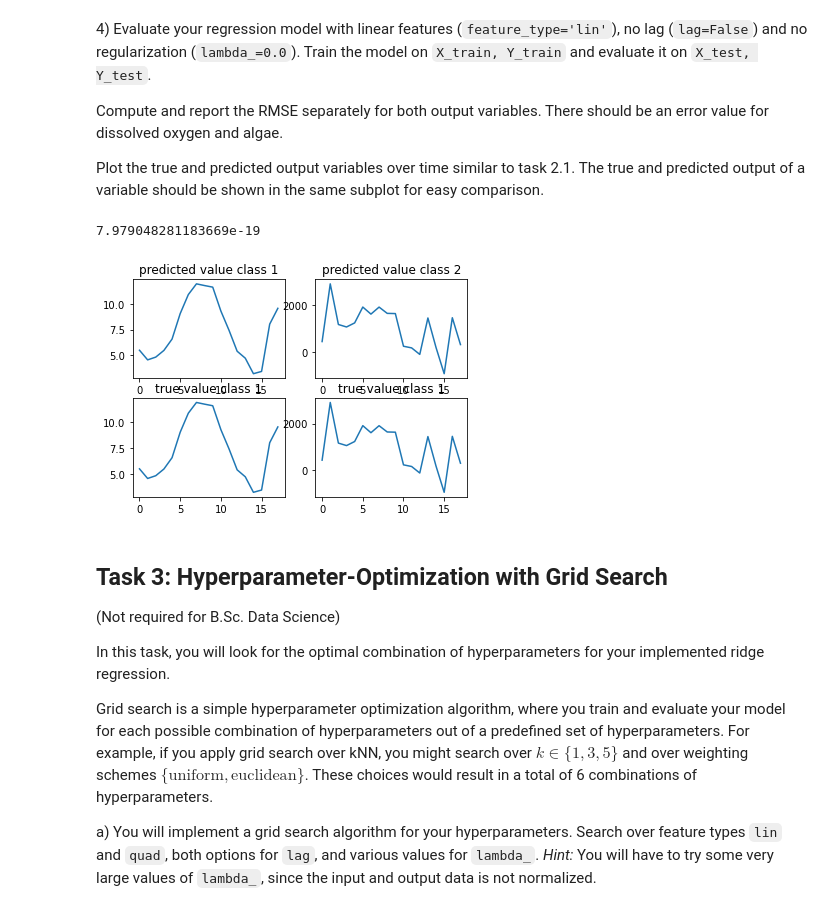
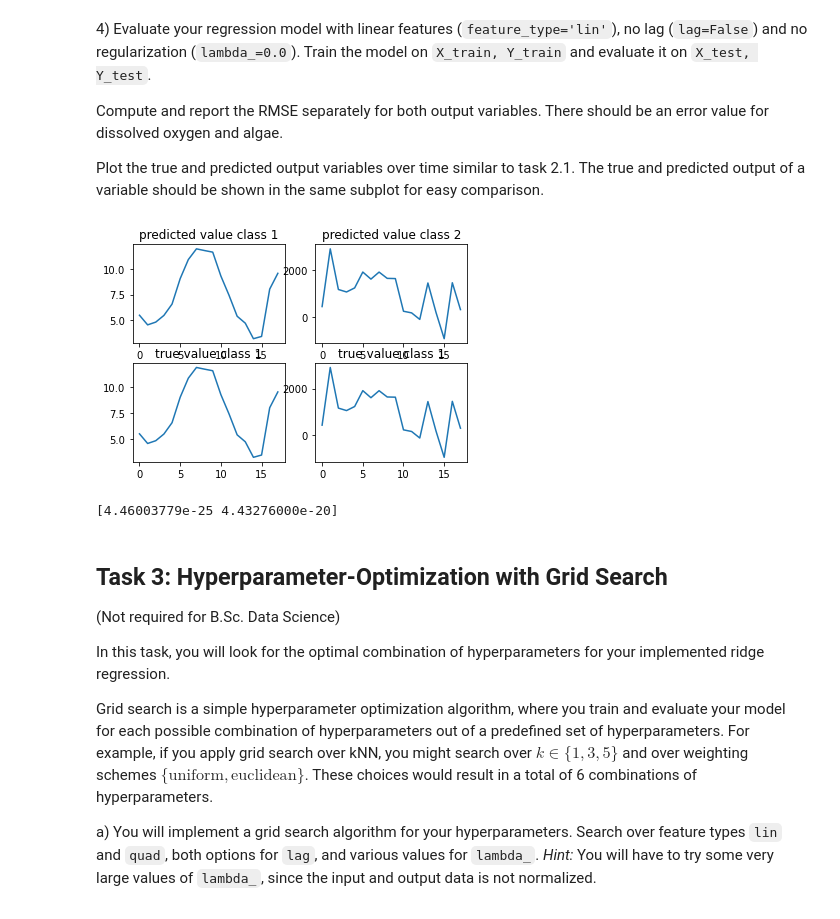
Before and after one commit to hnanacc/ml-assignments, a Jupyter notebook: assignment3.ipynb, the cells around one changed output. Cells and saved outputs as stored; diff of their text form; code cells hidden in the pictures.

```diff
--- a/assignment3.ipynb
+++ b/assignment3.ipynb
@@ -197,7 +201,7 @@ class RidgeRegression:
         if (np.linalg.det(Phi@Phi.T) == 0):
             raise ValueError('Det is 0.')
 
-        X_inv= np.linalg.inv(Phi.T@Phi+self.lambda_*I)@ Phi.T
+        X_inv= np.linalg.inv(Phi.T@Phi+(self.lambda_*I))@ Phi.T
 
         if self.lag:
             Y=Y[1:]
@@ -224,39 +228,41 @@ Compute and report the RMSE separately for both output variables. There should b
 Plot the true and predicted output variables over time similar to task 2.1. The true and predicted output of a variable should be shown in the same subplot for easy comparison.
 # %%
 # Your code here
-def train_evaluate(regression_model, X_train, y_train, X_test, Y_test):
+def train_evaluate(regression_model, X_train, Y_train, X_test, Y_test, show_plot=False):
     regression_model.fit(X_train, Y_train)
-    Y_hat= regression_model.predict(X_test, Y_test)
-    return Y_hat
+    Y_hat = regression_model.predict(X_test, Y_test)
+
+    if(Y_hat.shape[0] != Y_test.shape[0]):
+        error = np.mean((Y_hat-Y_test[1:])**2, axis=0)
+        if show_plot: plotting( Y_hat, Y_test[1:])
+    else:
+        error = np.mean((Y_hat-Y_test)**2, axis=0)
+        if show_plot: plotting( Y_hat, Y_test)
+
+    return error, Y_hat
 
 
 def plotting( Y_hat, Y_test):
     x_axis=np.arange(Y_hat.shape[0])
     fig, axs = plt.subplots(2,2)
     axs[0,0].plot(x_axis,Y_hat[:,0])
     axs[0,0].set_title('predicted value class 1')
     axs[0,1].plot(x_axis,Y_hat[:,1])
     axs[0,1].set_title('predicted value class 2')
     axs[1,0].plot(x_axis,Y_test[:,0])
     axs[1,0].set_title('true value class 1')
     axs[1,1].plot(x_axis,Y_test[:,1])
     axs[1,1].set_title('true value class 1')
 
     plt.show()
 
 
-regression_linear_false=RidgeRegression(lambda_=0.0,feature_type='lin',lag=False)
-Y_hat=train_evaluate(regression_linear_false,X_train,Y_train, X_test, Y_test)
-
-if(Y_hat.shape[0] != Y_test.shape[0]):
-    print(np.sum(np.abs(Y_hat-Y_test[1:])**2))
-    plotting( Y_hat, Y_test[1:])
-else:
-    print(np.sum(np.abs(Y_hat-Y_test)**2))
-    plotting( Y_hat, Y_test)
+regression_linear_false = RidgeRegression(lambda_=0.0, feature_type='lin', lag=False)
+diff, _ = train_evaluate(regression_linear_false, X_train, Y_train, X_test, Y_test, show_plot=True)
+print(diff)
 # %% [output]
+[figure]
-7.979048281183669e-19
+[4.46003779e-25 4.43276000e-20]
-[figure]
 # %% [markdown]
 ## Task 3: Hyperparameter-Optimization with Grid Search
 
```
Also changed, not shown: parts of 5 cells of this notebook.
